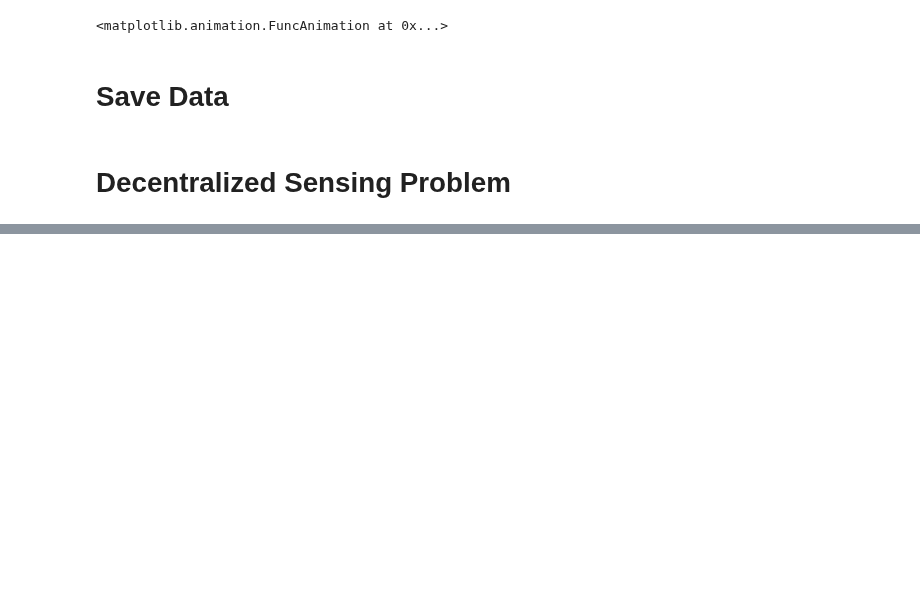
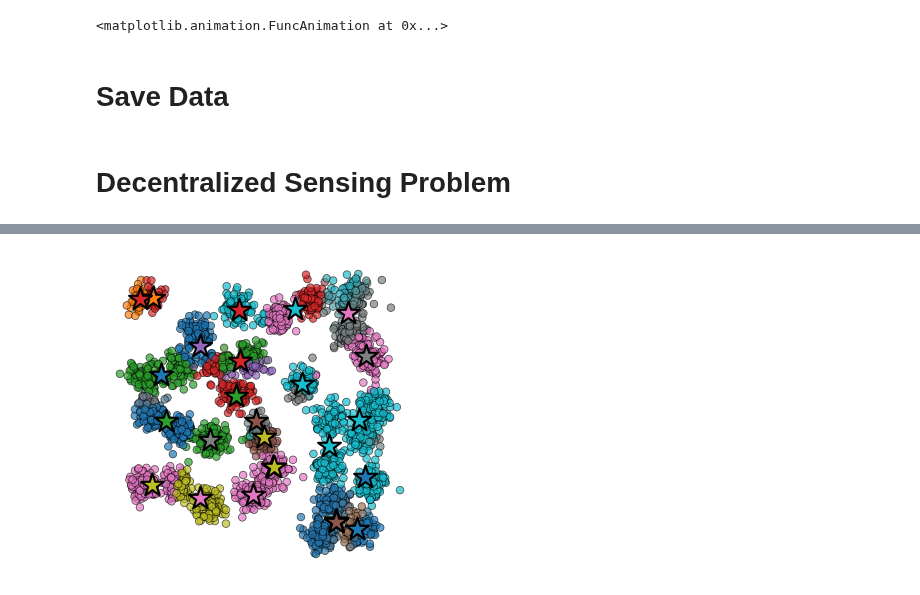
Before and after one commit to salar96/AutonomyAwareClustering, a Jupyter notebook: ReinforcementBasedClustering/Clustering_GT.ipynb, the cells around one changed output, grey strips where cells are left out. Saved outputs shown, nothing was run; the diff lists cells and outputs as text; code cells hidden in the pictures; blank space fills up the shorter version.

```diff
--- a/ReinforcementBasedClustering/Clustering_GT.ipynb
+++ b/ReinforcementBasedClustering/Clustering_GT.ipynb
@@ -148,0 +160,28 @@ plt.scatter(Y[:,0], Y[:,1], c='red', s=10)
+# %%
+beta_min = 0.1
+beta_max = 10000.0
+tau = 1.1
+eps = 0.99
+gamma = 0.5
+zeta = 1.0
+T = 0.01
+parametrized = True
+rho = np.ones(N) / N  # Uniform weights
+Y = np.mean(X, axis=0) + np.random.randn(M, 2) * 0.001
+
+
+
+env = ClusteringEnvNumpy(
+    n_data=N,
+    n_clusters=M,
+    n_features=d,
+    parametrized=parametrized,
+    eps=eps,
+    gamma=gamma,
+    zeta=zeta,
+    T=T,
+    T_p=None,
+)
+Y, pi, Y_list, pi_list, Betas = cluster_gt(
+    X, Y, rho, env, beta_min=beta_min, beta_max=beta_max, tau=tau, verbose=True
+)
@@ -148,0 +206,4 @@ plt.scatter(Y[:,0], Y[:,1], c='red', s=10)
+# %%
+PlotClustering(X, Y, pi, figsize=(6, 4), save_path=None)
+# %% [output]
+[figure, added]
```
Also changed, not shown: parts of 3 cells of this notebook, 2 other files.
